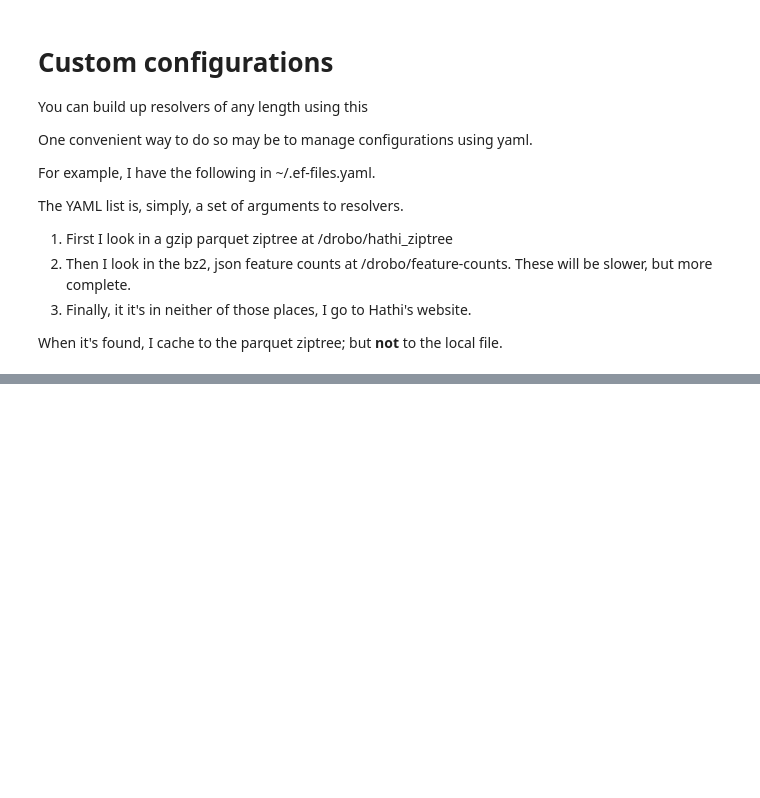
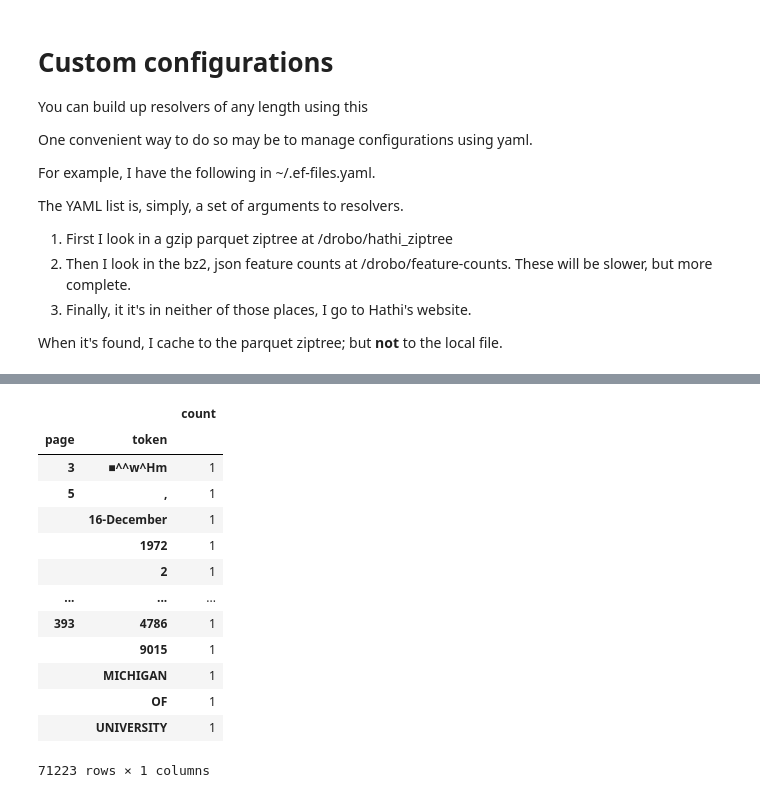
Before and after one commit to htrc/htrc-feature-reader, a Jupyter notebook: examples/Accessing volumes by ids.ipynb, the cells around one changed output, grey strips where cells are left out. Drawn from its saved outputs; the diff is of its cells as text; code cells hidden in the pictures; blank space fills up the shorter version.

```diff
--- a/examples/Accessing volumes by ids.ipynb
+++ b/examples/Accessing volumes by ids.ipynb
@@ -453,0 +494,21 @@ Volume('mdp.39015012434786', id_resolver = bens_resolver).tokenlist()
+# %%
+import pandas as pd
+#Volume('mdp.39015012434786', id_resolver = components[0]).tokenlist()
+copy_between_resolvers('mdp.39015012434786', components[1], components[0])
+
+pd.read_parquet(p / "mdp.39015012434786.tokens.parquet")
+# %% [output]
+|  |  | count |
+| page | token |  |
+| 3 | ■^^w^Hm | 1 |
+| 5 | , | 1 |
+|  | 16-December | 1 |
+|  | 1972 | 1 |
+|  | 2 | 1 |
+| ... | ... | ... |
+| 393 | 4786 | 1 |
+|  | 9015 | 1 |
+|  | MICHIGAN | 1 |
+|  | OF | 1 |
+|  | UNIVERSITY | 1 |
+71223 rows × 1 columns
```
Also changed, not shown: parts of 15 cells of this notebook, 6 other files.
